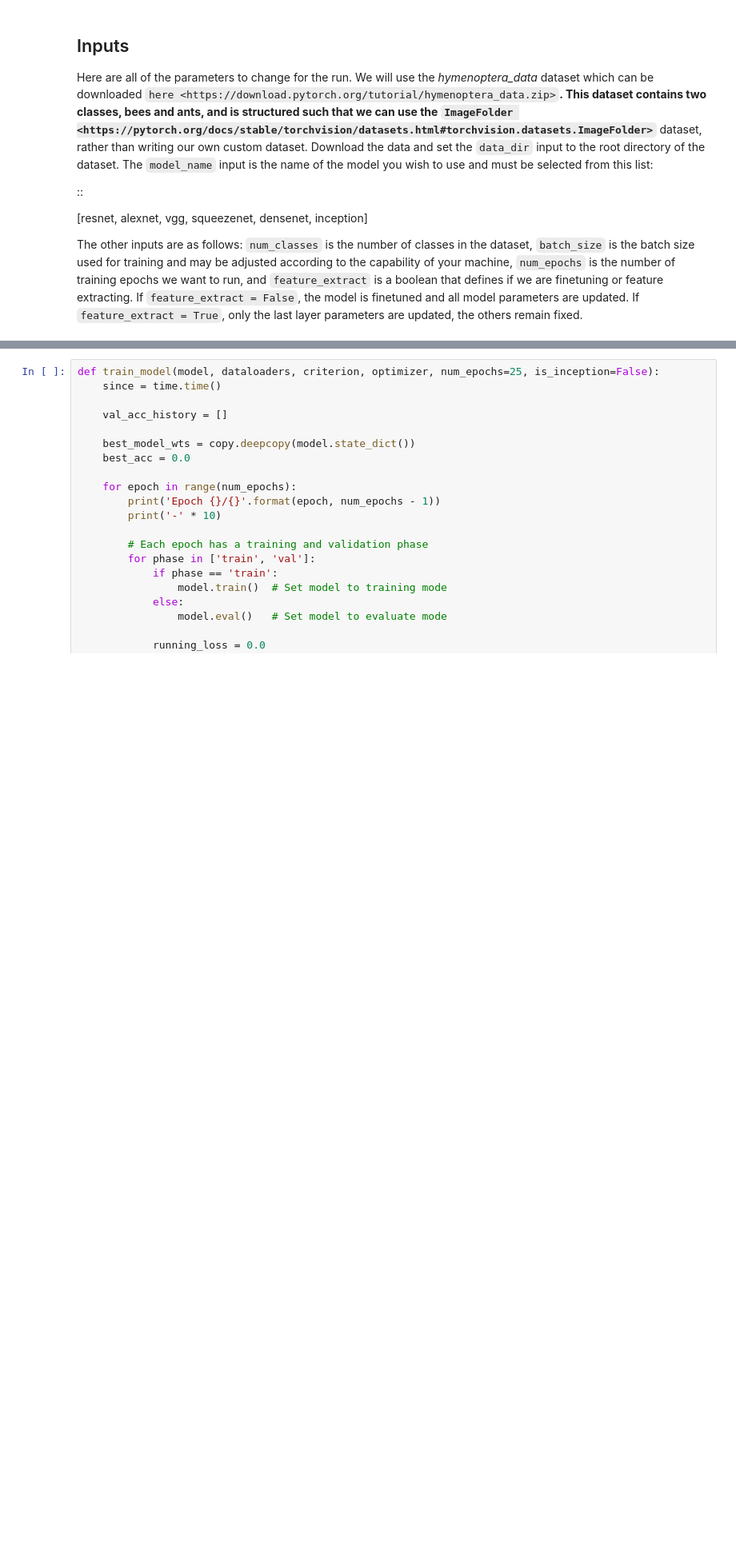
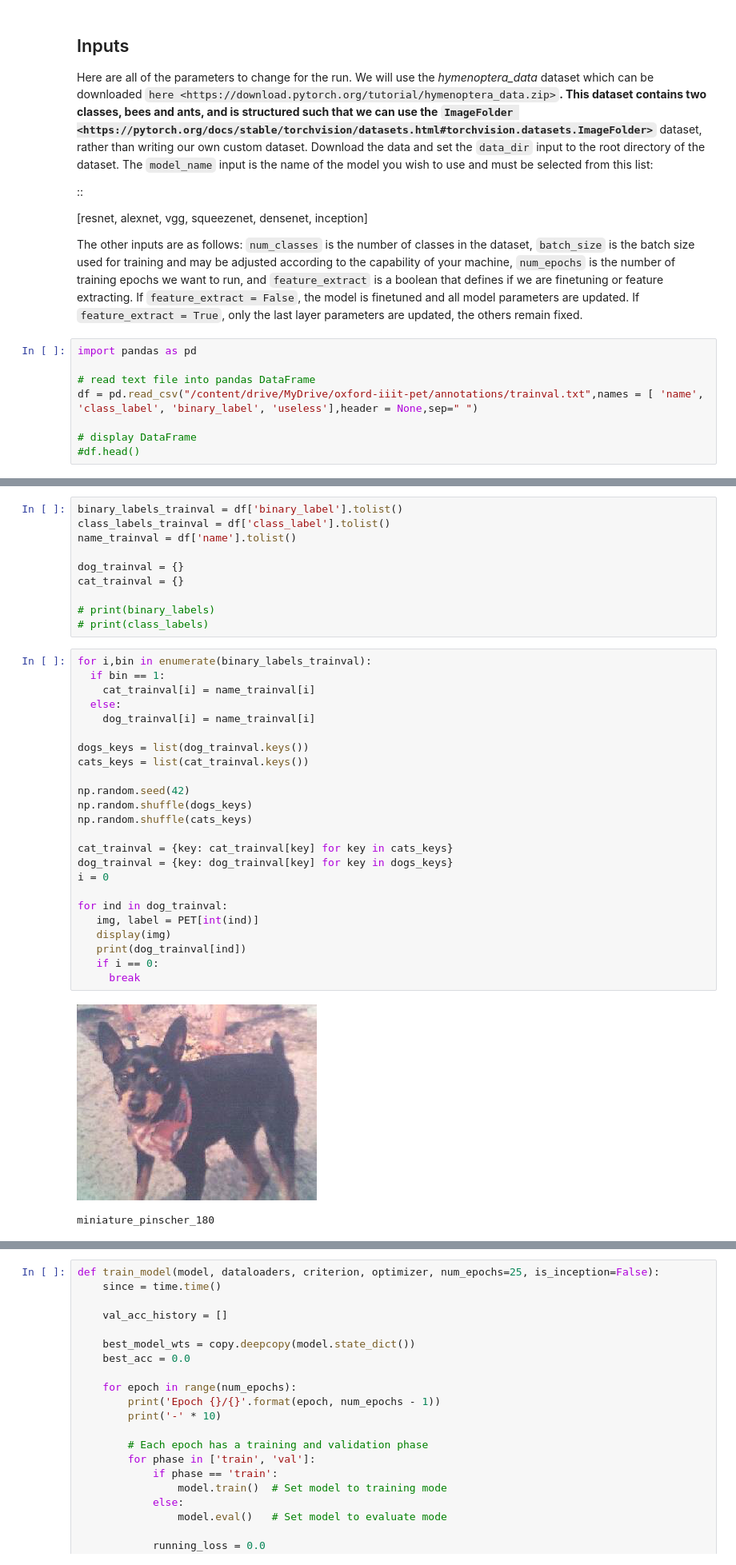
Before and after one commit to Youneeesss/DD2424-DefaultProject1, a Jupyter notebook: DD2424_Project1.ipynb, the cells around one changed output, grey strips where cells are left out. Shown at 80% size. Drawn from its saved outputs; the diff is of its cells as text; blank space fills up the shorter version.

```diff
--- a/DD2424_Project1.ipynb
+++ b/DD2424_Project1.ipynb
@@ -92,3 +101,11 @@ or feature extracting. If ``feature_extract = False``, the model is
 finetuned and all model parameters are updated. If
 ``feature_extract = True``, only the last layer parameters are updated,
 the others remain fixed.
+# %%
+import pandas as pd
+
+# read text file into pandas DataFrame
+df = pd.read_csv("/content/drive/MyDrive/oxford-iiit-pet/annotations/trainval.txt",names = [ 'name', 'class_label', 'binary_label', 'useless'],header = None,sep=" ")
+
+# display DataFrame
+#df.head()
@@ -94,0 +127,37 @@ the others remain fixed.
+# %%
+binary_labels_trainval = df['binary_label'].tolist()
+class_labels_trainval = df['class_label'].tolist()
+name_trainval = df['name'].tolist()
+
+dog_trainval = {}
+cat_trainval = {}
+
+# print(binary_labels)
+# print(class_labels)
+# %%
+for i,bin in enumerate(binary_labels_trainval):
+  if bin == 1:
+    cat_trainval[i] = name_trainval[i]
+  else:
+    dog_trainval[i] = name_trainval[i]
+
+dogs_keys = list(dog_trainval.keys())
+cats_keys = list(cat_trainval.keys())
+
+np.random.seed(42)
+np.random.shuffle(dogs_keys)
+np.random.shuffle(cats_keys)
+
+cat_trainval = {key: cat_trainval[key] for key in cats_keys}
+dog_trainval = {key: dog_trainval[key] for key in dogs_keys}
+i = 0
+
+for ind in dog_trainval:
+   img, label = PET[int(ind)]
+   display(img)
+   print(dog_trainval[ind])
+   if i == 0:
+     break
+# %% [output]
+[figure, added]
+miniature_pinscher_180
```
Also changed, not shown: parts of 10 cells of this notebook, 1 other file.
